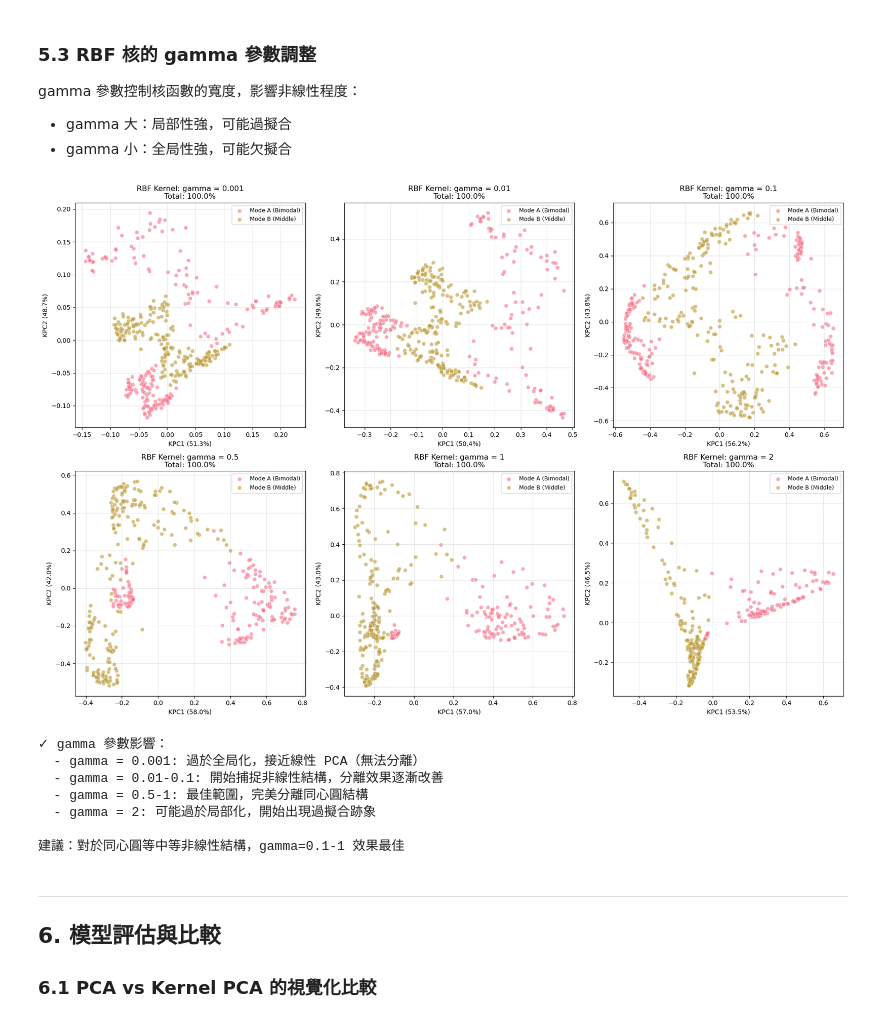
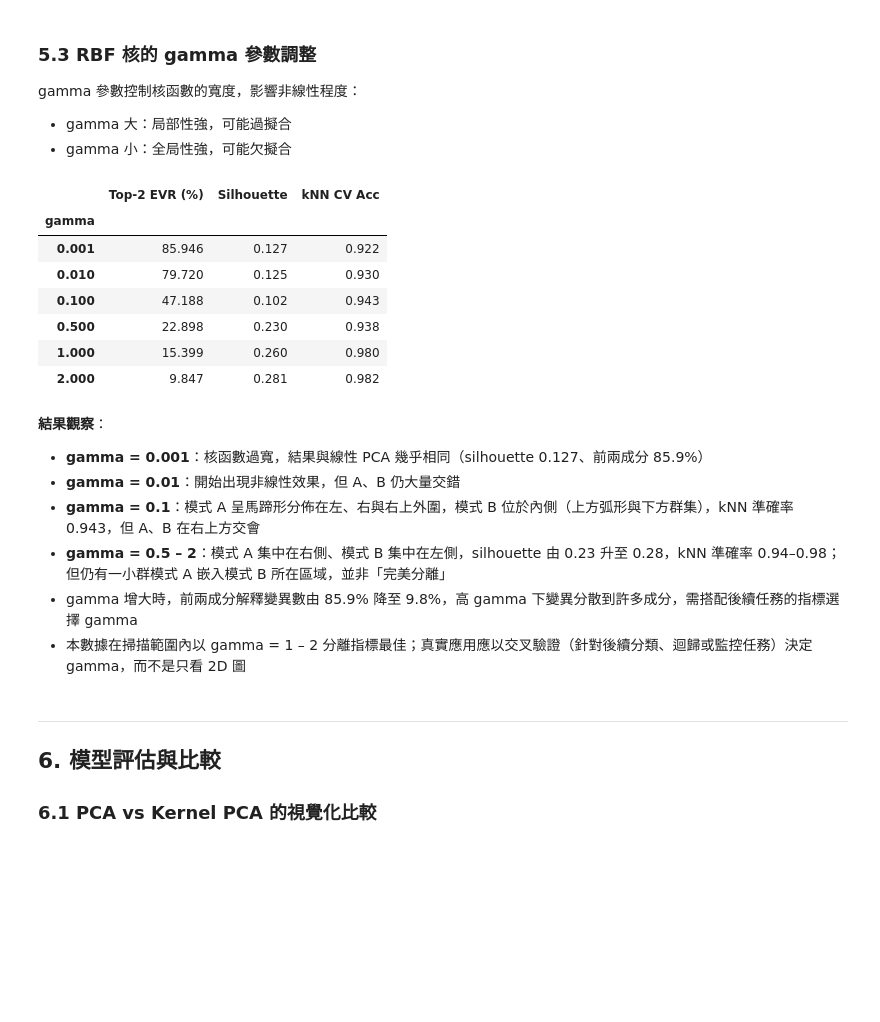
Before and after one commit to d9148408/ChemE-3590, a Jupyter notebook: Part_2/Unit06/Unit06_Kernel_PCA.ipynb, the cells around one changed output. Saved outputs shown, nothing was run; the diff lists cells and outputs as text; code cells hidden in the pictures; blank space fills up the shorter version.

```diff
--- a/Part_2/Unit06/Unit06_Kernel_PCA.ipynb
+++ b/Part_2/Unit06/Unit06_Kernel_PCA.ipynb
@@ -603,46 +647,54 @@ gamma 參數控制核函數的寬度，影響非線性程度：
 # %%
 # 測試不同 gamma 值
 gamma_values = [0.001, 0.01, 0.1, 0.5, 1, 2]
+gamma_rows = []
 
 fig, axes = plt.subplots(2, 3, figsize=(18, 12))
 axes = axes.flatten()
 
 for idx, gamma in enumerate(gamma_values):
     kpca = KernelPCA(n_components=2, kernel='rbf', gamma=gamma,
-                     fit_inverse_transform=True, random_state=42)
+                     fit_inverse_transform=True, random_state=SEED)
     X_transformed = kpca.fit_transform(X_train_scaled)
-    explained_var = kpca.eigenvalues_[:2] / kpca.eigenvalues_.sum()
+    evr = kpca_explained_variance(X_train_scaled, kernel='rbf', gamma=gamma)
+    sil, acc = separation_metrics(X_transformed, y_train)
+    gamma_rows.append({'gamma': gamma, 'Top-2 EVR (%)': evr[:2].sum() * 100,
+                       'Silhouette': sil, 'kNN CV Acc': acc})
 
     for mode in np.unique(y_train):
         mask = y_train == mode
         axes[idx].scatter(X_transformed[mask, 0], X_transformed[mask, 1],
                          label=mode, alpha=0.6, s=40, edgecolors='white', linewidth=0.5)
 
-    axes[idx].set_xlabel(f'KPC1 ({explained_var[0]*100:.1f}%)')
-    axes[idx].set_ylabel(f'KPC2 ({explained_var[1]*100:.1f}%)')
-    axes[idx].set_title(f'RBF Kernel: gamma = {gamma}\nTotal: {explained_var.sum()*100:.1f}%')
+    axes[idx].set_xlabel(f'KPC1 ({evr[0]*100:.1f}%)')
+    axes[idx].set_ylabel(f'KPC2 ({evr[1]*100:.1f}%)')
+    axes[idx].set_title(f'RBF Kernel: gamma = {gamma}\nTop-2: {evr[:2].sum()*100:.1f}% | Sil={sil:.2f}, kNN={acc:.2f}')
     axes[idx].legend(fontsize=9)
     axes[idx].grid(True, alpha=0.3)
 
 plt.tight_layout()
 plt.savefig(FIG_DIR / '05_gamma_tuning.png', dpi=300, bbox_inches='tight')
 plt.show()
 
-print("✓ gamma 參數影響：")
-print("  - gamma = 0.001: 過於全局化，接近線性 PCA（無法分離）")
-print("  - gamma = 0.01-0.1: 開始捕捉非線性結構，分離效果逐漸改善")
-print("  - gamma = 0.5-1: 最佳範圍，完美分離同心圓結構")
-print("  - gamma = 2: 可能過於局部化，開始出現過擬合跡象")
-print("\n建議：對於同心圓等中等非線性結構，gamma=0.1-1 效果最佳")
+df_gamma = pd.DataFrame(gamma_rows).set_index('gamma').round(3)
+display(df_gamma)
 # %% [output]
-[figure, removed]
-✓ gamma 參數影響：
-  - gamma = 0.001: 過於全局化，接近線性 PCA（無法分離）
-  - gamma = 0.01-0.1: 開始捕捉非線性結構，分離效果逐漸改善
-  - gamma = 0.5-1: 最佳範圍，完美分離同心圓結構
-  - gamma = 2: 可能過於局部化，開始出現過擬合跡象
-
-建議：對於同心圓等中等非線性結構，gamma=0.1-1 效果最佳
+|  | Top-2 EVR (%) | Silhouette | kNN CV Acc |
+| gamma |  |  |  |
+| 0.001 | 85.946 | 0.127 | 0.922 |
+| 0.010 | 79.720 | 0.125 | 0.930 |
+| 0.100 | 47.188 | 0.102 | 0.943 |
+| 0.500 | 22.898 | 0.230 | 0.938 |
+| 1.000 | 15.399 | 0.260 | 0.980 |
+| 2.000 | 9.847 | 0.281 | 0.982 |
+# %% [markdown]
+**結果觀察**：
+- **gamma = 0.001**：核函數過寬，結果與線性 PCA 幾乎相同（silhouette 0.127、前兩成分 85.9%）
+- **gamma = 0.01**：開始出現非線性效果，但 A、B 仍大量交錯
+- **gamma = 0.1**：模式 A 呈馬蹄形分佈在左、右與右上外圍，模式 B 位於內側（上方弧形與下方群集），kNN 準確率 0.943，但 A、B 在右上方交會
+- **gamma = 0.5 – 2**：模式 A 集中在右側、模式 B 集中在左側，silhouette 由 0.23 升至 0.28，kNN 準確率 0.94–0.98；但仍有一小群模式 A 嵌入模式 B 所在區域，並非「完美分離」
+- gamma 增大時，前兩成分解釋變異數由 85.9% 降至 9.8%，高 gamma 下變異分散到許多成分，需搭配後續任務的指標選擇 gamma
+- 本數據在掃描範圍內以 gamma = 1 – 2 分離指標最佳；真實應用應以交叉驗證（針對後續分類、迴歸或監控任務）決定 gamma，而不是只看 2D 圖
 # %% [markdown]
 ---
 ## 6. 模型評估與比較
```
Also changed, not shown: parts of 19 cells of this notebook, 27 other files.
